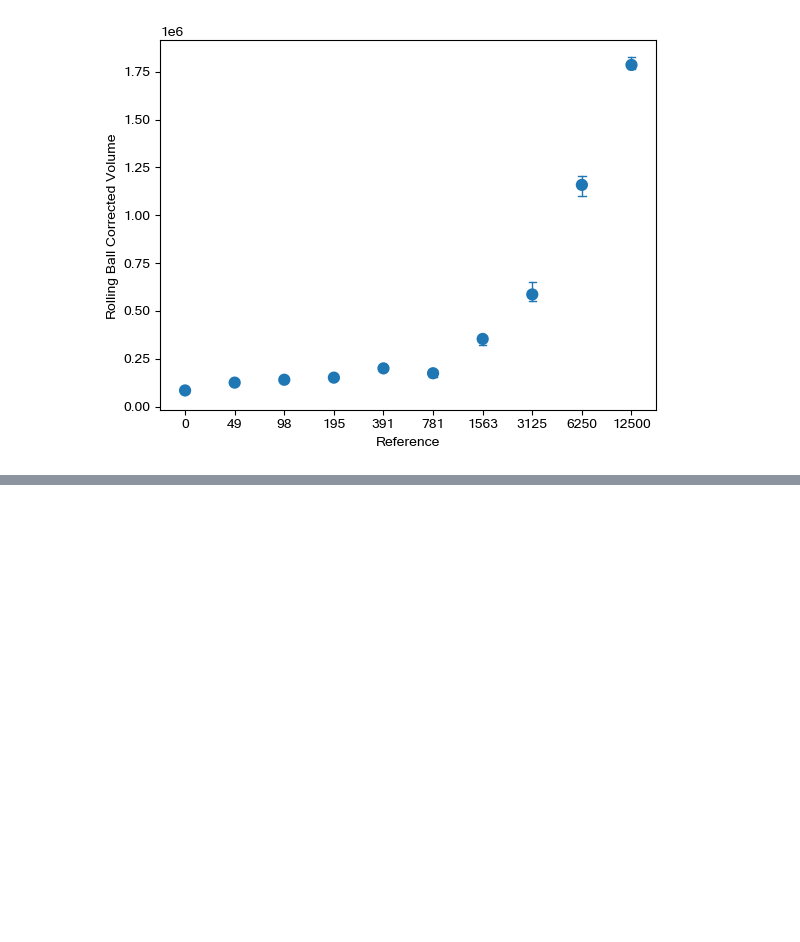
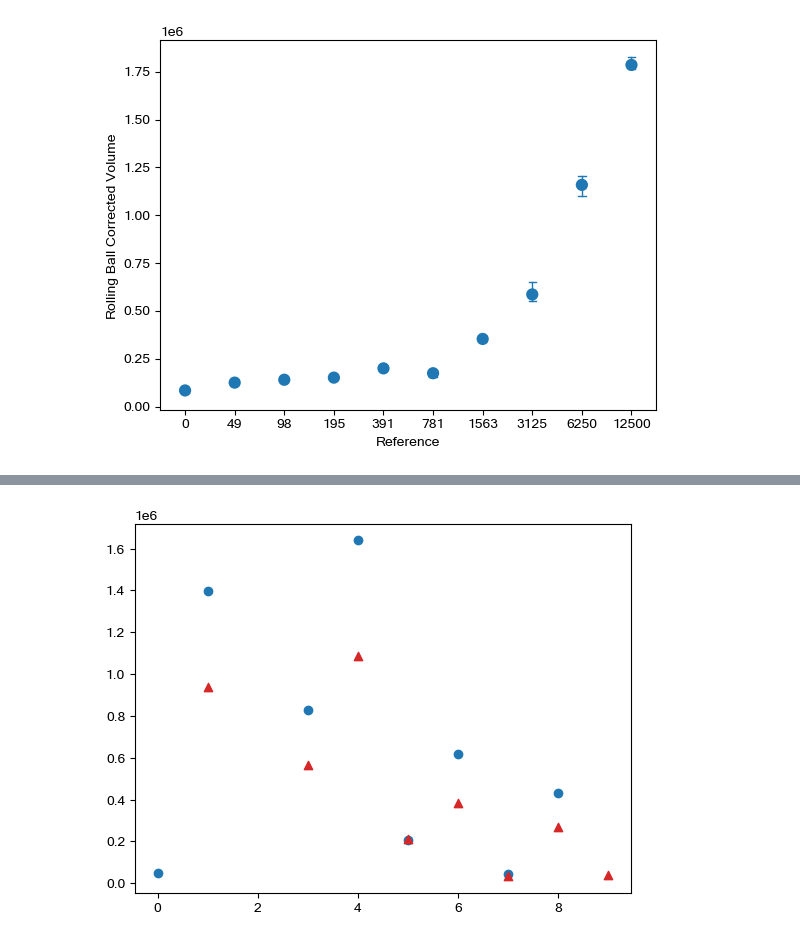
Before and after one commit to mattaq31/GelGenie, a Jupyter notebook: python-gelgenie/statistical_analysis/Paper Comparison Analysis (Clean).ipynb, the cells around one changed output, grey strips where cells are left out. Saved outputs shown, nothing was run; the diff lists cells and outputs as text; code cells hidden in the pictures; blank space fills up the shorter version.

```diff
--- a/python-gelgenie/statistical_analysis/Paper Comparison Analysis (Clean).ipynb
+++ b/python-gelgenie/statistical_analysis/Paper Comparison Analysis (Clean).ipynb
@@ -253,0 +252,6 @@ miracles_2b_1.head()
+# %%
+plt.scatter(arun_2021_multiplexed_S4['Lane ID'], arun_2021_multiplexed_S4['Rolling Ball Corrected Volume'], color='tab:blue')
+plt.scatter(arun_2021_multiplexed_S4_auto['Lane ID'], arun_2021_multiplexed_S4_auto['Rolling Ball Corrected Volume'], color='tab:red', marker='^')
+plt.show()
+# %% [output]
+[figure, added]
```
Also changed, not shown: parts of 6 cells of this notebook.
